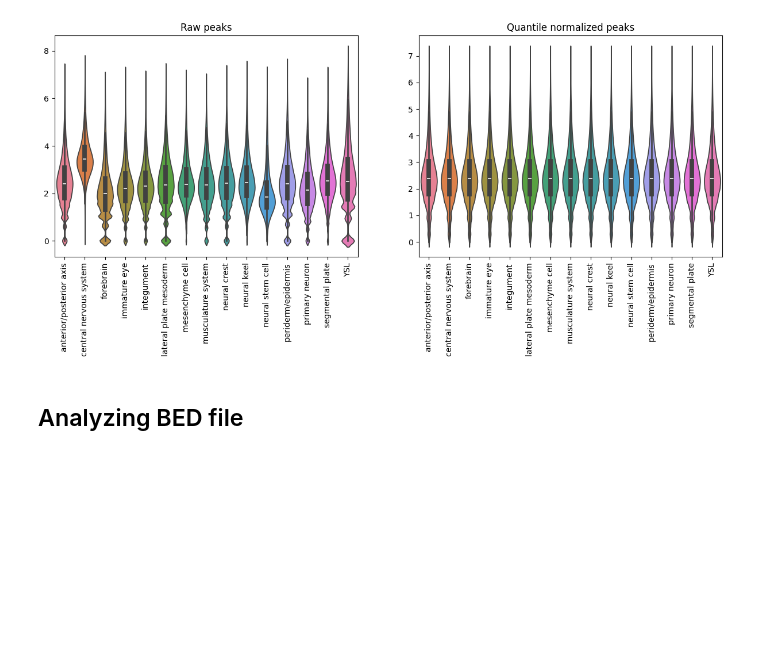
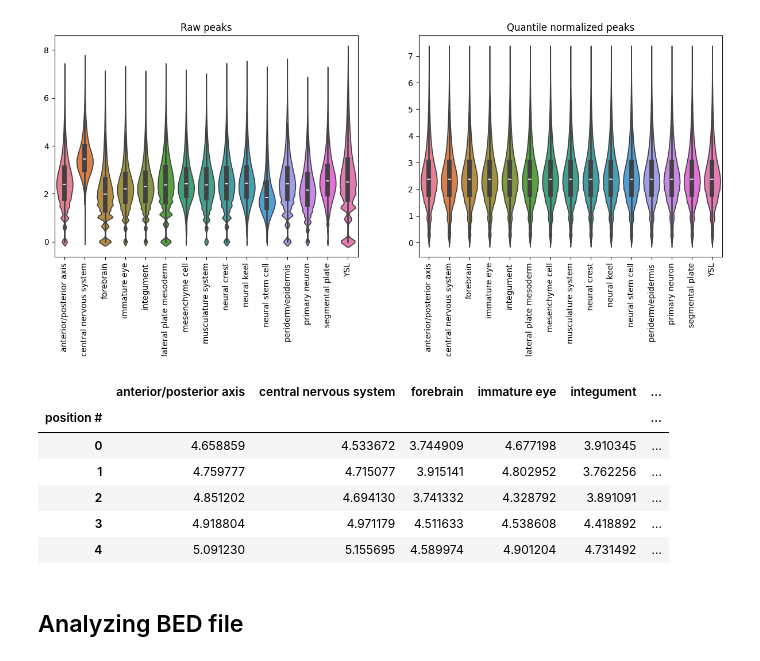
Before and after one commit to victornemenike/neural-crest-deep-learning, a Jupyter notebook: notebooks/atac_seq_analysis.ipynb, the cells around one changed output. Saved outputs shown, nothing was run; the diff lists cells and outputs as text; code cells hidden in the pictures; blank space fills up the shorter version.

```diff
--- a/notebooks/atac_seq_analysis.ipynb
+++ b/notebooks/atac_seq_analysis.ipynb
@@ -157,3 +188,14 @@ plt.show()
 # %% [output]
 [figure]
+# %%
+normalized_peaks.index.name = 'position #'
+normalized_peaks.head()
+# %% [output]
+|  | anterior/posterior axis | central nervous system | forebrain | immature eye | integument | ... |
+| position # |  |  |  |  |  | ... |
+| 0 | 4.658859 | 4.533672 | 3.744909 | 4.677198 | 3.910345 | ... |
+| 1 | 4.759777 | 4.715077 | 3.915141 | 4.802952 | 3.762256 | ... |
+| 2 | 4.851202 | 4.694130 | 3.741332 | 4.328792 | 3.891091 | ... |
+| 3 | 4.918804 | 4.971179 | 4.511633 | 4.538608 | 4.418892 | ... |
+| 4 | 5.091230 | 5.155695 | 4.589974 | 4.901204 | 4.731492 | ... |
 # %%
```
Also changed, not shown: parts of 13 cells of this notebook.
